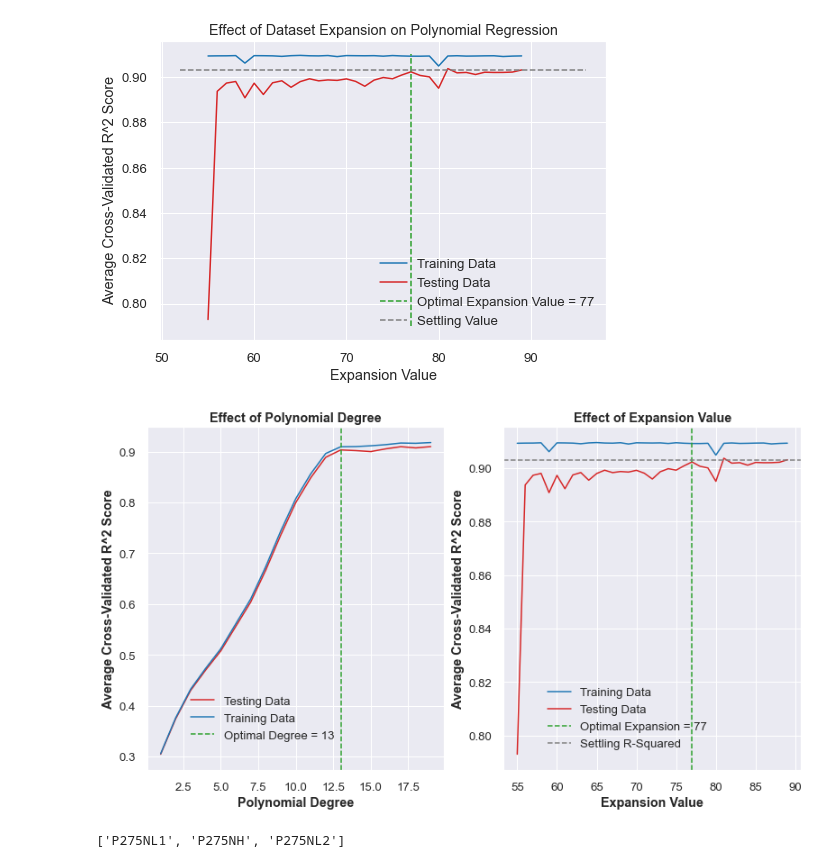
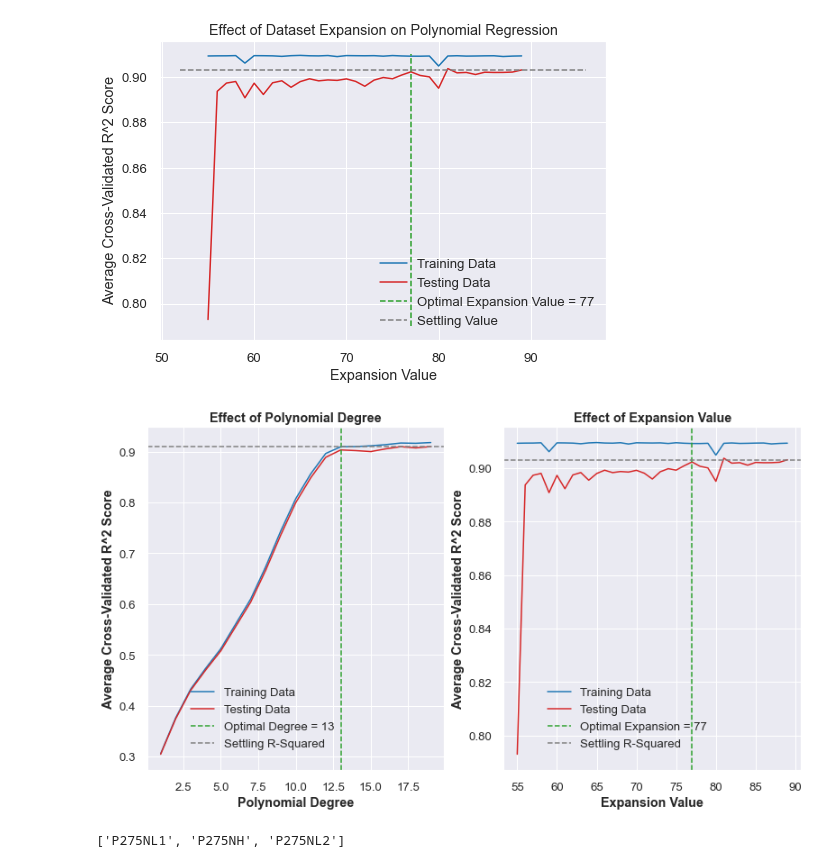
Before and after one commit to szayed99/Steel-Classification-Through-Machine-Learning, a Jupyter notebook: Regression (1).ipynb, the cells around one changed output. Cells and saved outputs as stored; diff of their text form; code cells hidden in the pictures.

```diff
--- a/Regression (1).ipynb
+++ b/Regression (1).ipynb
@@ -1032,30 +1044,31 @@ plt.show()
 # %%
 import matplotlib.pyplot as plt
 import seaborn as sns
 
 f, (ax1, ax2) = plt.subplots(1, 2, figsize=(13, 7))
 axes = [ax1, ax2]
 
-graph_1 = sns.lineplot(x=degree_settings, y=avg_r2_test_poly_degree, ax=ax1, label="Testing Data", color="tab:red")
-sns.lineplot(x=degree_settings, y=avg_r2_train_poly_degree, ax=ax1, label="Training Data", color="tab:blue").axvline(
+graph_1 = sns.lineplot(x=degree_settings, y=avg_r2_train_poly_degree, ax=ax1, label="Training Data", color="tab:blue")
+sns.lineplot(x=degree_settings, y=avg_r2_test_poly_degree, ax=ax1, label="Testing Data", color="tab:red").axvline(
     13, color="tab:green", linestyle='--', label="Optimal Degree = 13")
 graph_1.set_xlabel('Polynomial Degree', fontweight='bold')
 graph_1.set_ylabel('Average Cross-Validated R^2 Score', fontweight='bold')
 graph_1.set_title('Effect of Polynomial Degree', fontweight='bold')
+graph_1.axhline(0.91, color="tab:grey", label="Settling R-Squared", linestyle='--')
 graph_1.legend(loc='center left', bbox_to_anchor=(0.11, 0.15))
 
 graph_2 = sns.lineplot(x=k_values[5:], y=avg_r2_train_poly_lst[5:], ax=ax2, label="Training Data", color="tab:blue")
 sns.lineplot(x=k_values[5:], y=avg_r2_test_poly_lst[5:], ax=ax2, label="Testing Data", color="tab:red").axvline(
     77, color="tab:green", linestyle='--', label="Optimal Expansion = 77")
 graph_2.set_xlabel('Expansion Value', fontweight='bold')
 graph_2.set_ylabel('Average Cross-Validated R^2 Score', fontweight='bold')
 graph_2.set_title('Effect of Expansion Value', fontweight='bold')
 graph_2.axhline(0.903, color="tab:grey", label="Settling R-Squared", linestyle='--')
 graph_2.legend(loc='center left', bbox_to_anchor=(0.11, 0.15))
 
 plt.show()
 # %% [output]
-[figure, old version]
+[figure, new version]
 # %%
 #Find grade using polynomial regression.
 ##Function to determine the steel grade using its predicted chemical contents.
```
Also changed, not shown: parts of 2 cells of this notebook, 1 other file.
